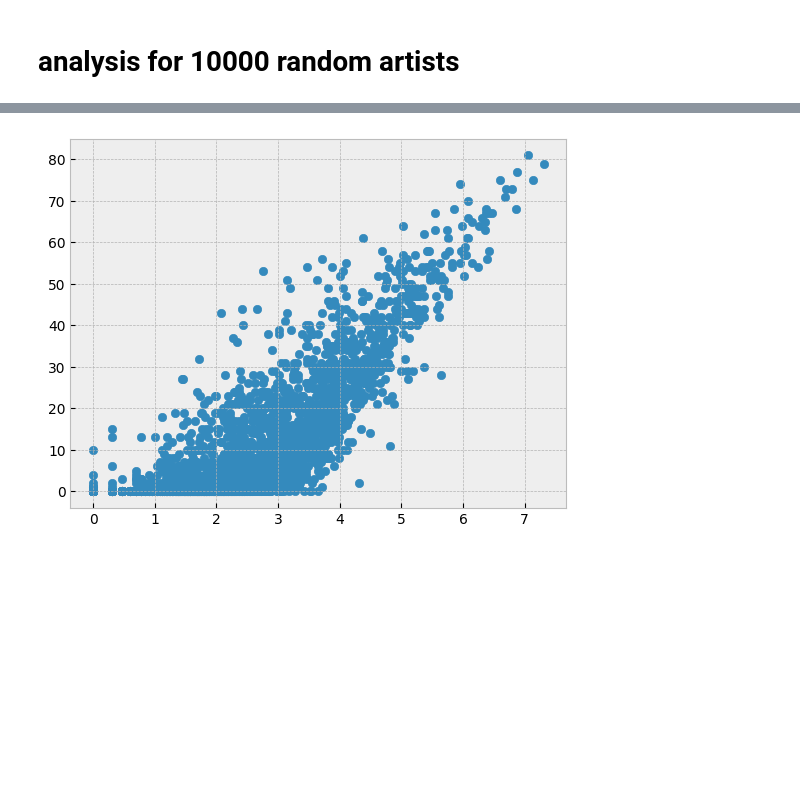
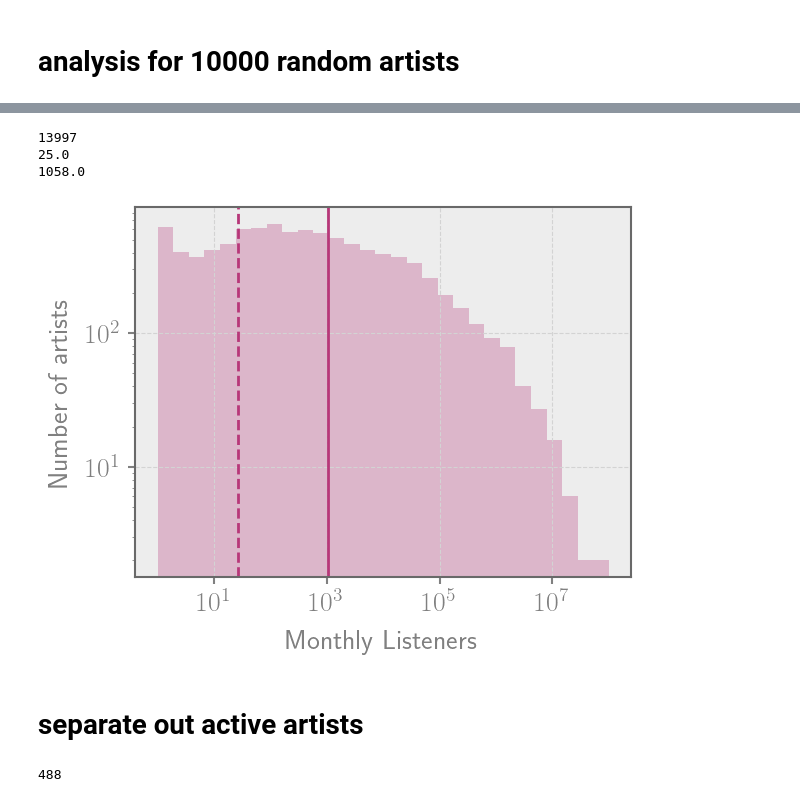
Before and after one commit to sjeffreson/serch, a Jupyter notebook: Do_ArtistNames_analysis.ipynb, the cells around one changed output, grey strips where cells are left out. Drawn from its saved outputs; the diff is of its cells as text; code cells hidden in the pictures; blank space fills up the shorter version.

Commit message:
Checkpoint, refactoring code for ArtistNames_analysis.py, also added code for pulling editorial playlist data, but adding artist_info to that is in progress.

```diff
--- a/Do_ArtistNames_analysis.ipynb
+++ b/Do_ArtistNames_analysis.ipynb
@@ -14,11 +14,6 @@ from ArtistNames_analysis import ArtistNames
 %matplotlib inline
 import matplotlib as mpl
 import matplotlib.pyplot as plt
-from matplotlib import gridspec
-from matplotlib import cm
-from matplotlib import rc
-plt.style.use('bmh')
-cmap = mpl.colormaps['viridis']
-rc('font',**{'family':'DejaVu Sans','sans-serif':['Helvetica']})
+plt.style.use('mpl_style_Jeffreson.mplstyle')
 # %% [markdown]
 # analysis for 10000 random artists
@@ -116,5 +20,28 @@ Index(['ids', 'names', 'popularity', 'followers', 'genres', 'first_release',
-# %%
-plt.scatter(np.log10(data.artist_info['followers']), data.artist_info['popularity'])
-plt.show()
-# %% [output]
-[figure, removed]
+# %%
+data = ArtistNames()
+data.load_artist_info_from_file("Spotify_artist_info_Mnth-Lstnrs.csv")
+# %%
+print(len(data.artist_info['monthly_listeners']))
+plt.hist(data.artist_info['monthly_listeners']+1,
+         bins=np.logspace(0., 8., 30),
+         alpha=0.3, lw=2, log=True, color=plt.cm.magma(0.5))
+plt.axvline(np.median(data.artist_info['monthly_listeners']+1), color=plt.cm.magma(0.5), lw=2, ls='dashed')
+plt.axvline(np.quantile(data.artist_info['monthly_listeners']+1, 0.75), color=plt.cm.magma(0.5), lw=2)
+print(np.median(data.artist_info['monthly_listeners']))
+print(np.quantile(data.artist_info['monthly_listeners'], 0.75))
+plt.xscale('log')
+plt.xlabel(r'Monthly Listeners')
+plt.ylabel(r'Number of artists')
+plt.show()
+# %% [output]
+13997
+25.0
+1058.0
+[figure, added]
+# %% [markdown]
+# separate out active artists
+# %%
+active_artists = data.get_active_artists()
+print(len(active_artists['monthly_listeners']))
+# %% [output]
+488
```
Also changed, not shown: parts of 18 cells of this notebook, 10 other files.
